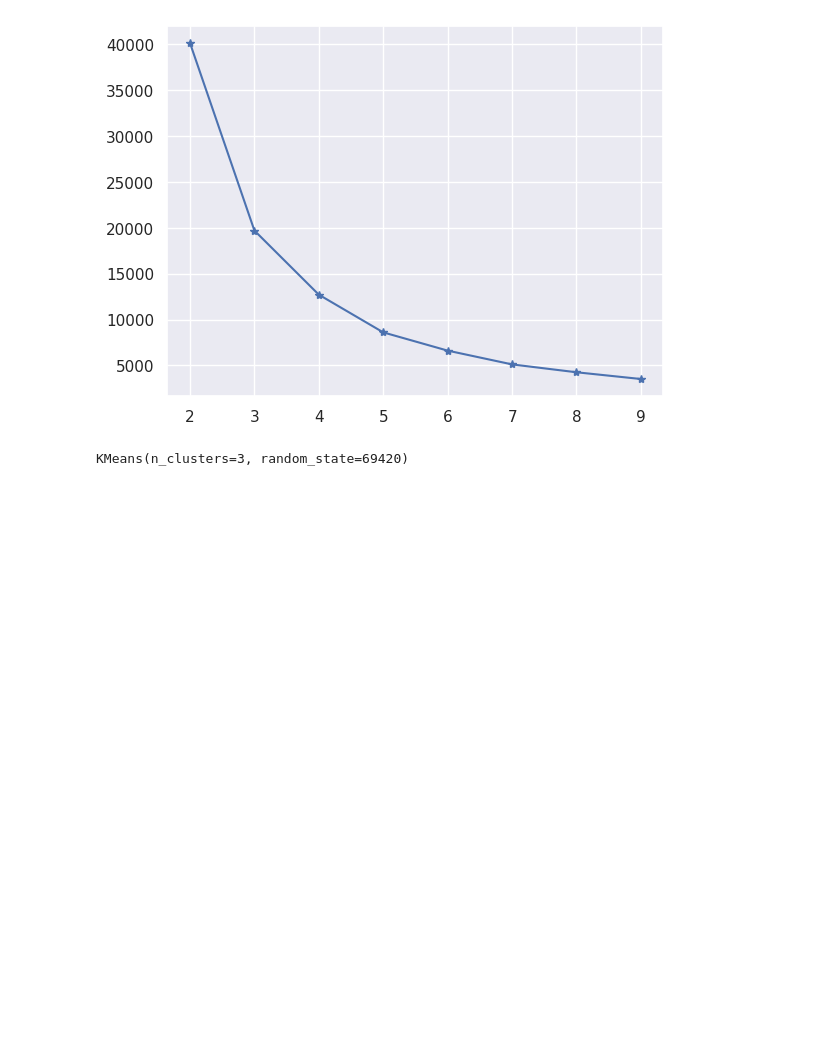
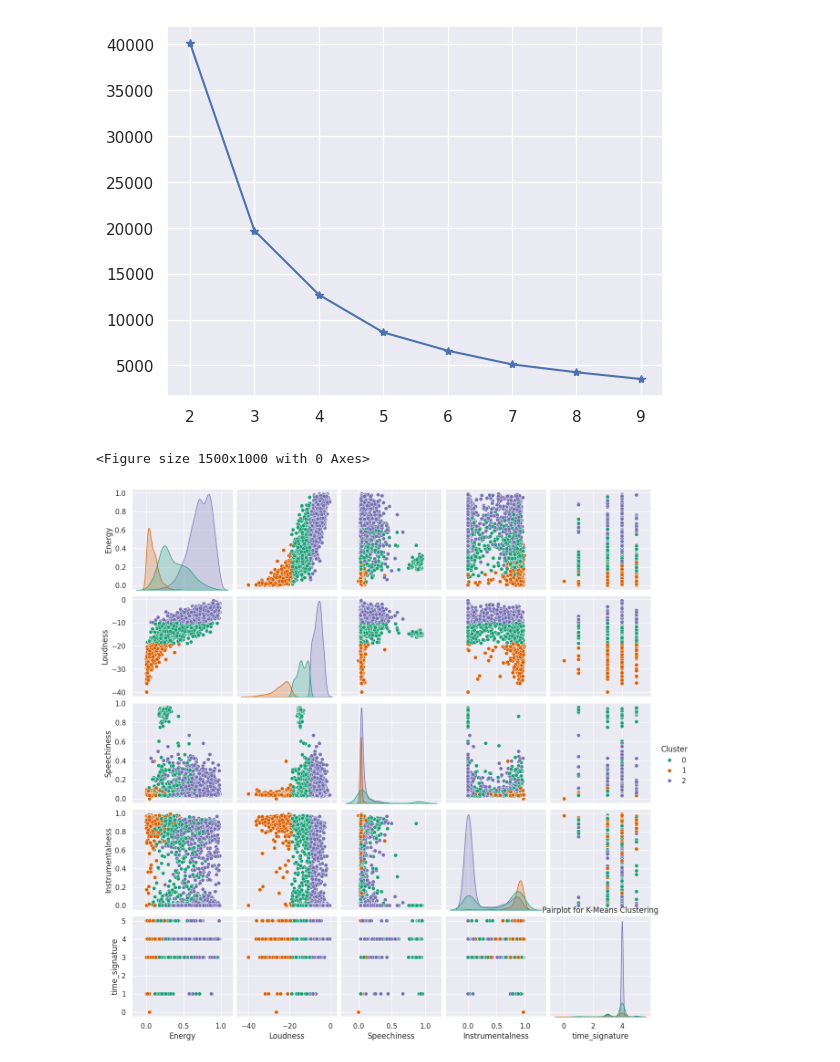
Before and after one commit to bsmsultani/CAB330-assignment2, a Jupyter notebook: notebook.ipynb, the cells around one changed output. Drawn from its saved outputs; the diff is of its cells as text; code cells hidden in the pictures; blank space fills up the shorter version.

```diff
--- a/notebook.ipynb
+++ b/notebook.ipynb
@@ -187,8 +187,18 @@ plt.plot(range(2,10,1), inertia_vals, marker='*')
 plt.show()
 # %% [output]
 [figure]
-# %%
-q1Model = KMeans(n_clusters = 3, random_state = rs)
-q1Model.fit(q1df)
-# %% [output]
-KMeans(n_clusters=3, random_state=69420)
+# %%
+q1Model = KMeans(n_clusters = 3, random_state = rs)
+q1Model.fit(q1df)
+
+y = q1Model.predict(q1df)
+
+q1df['Cluster'] = y
+
+
+plt.figure(figsize=(15, 10))
+sns.pairplot(q1df, hue='Cluster', palette='Dark2', diag_kind='kde')
+plt.show()
+# %% [output]
+<Figure size 1500x1000 with 0 Axes>
+[figure, added]
```
